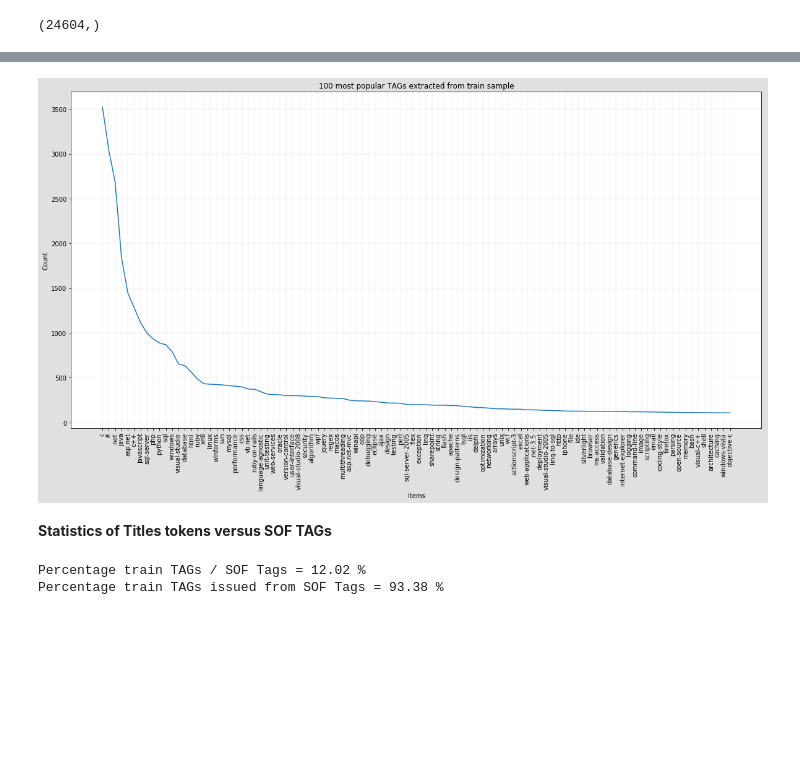
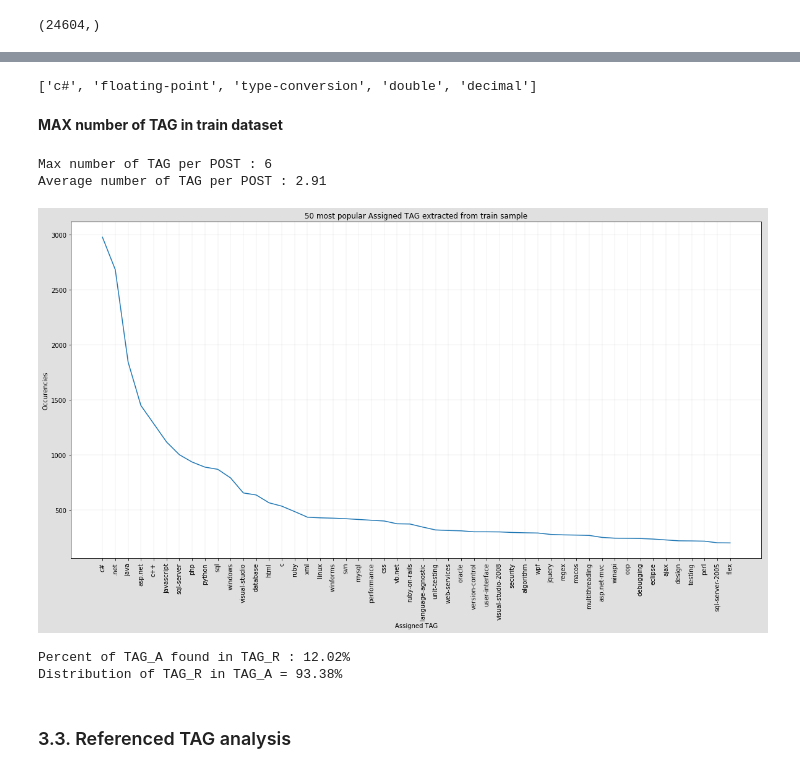
Before and after one commit to dataforcast/OC_Datascientist, a Jupyter notebook: P6/P6_DataAnalysis.ipynb, the cells around one changed output, grey strips where cells are left out. Saved outputs shown, nothing was run; the diff lists cells and outputs as text; code cells hidden in the pictures; blank space fills up the shorter version.

```diff
--- a/P6/P6_DataAnalysis.ipynb
+++ b/P6/P6_DataAnalysis.ipynb
@@ -416,7 +609,7 @@ list_sof_tag = df_sof_tags.TagName.tolist( )
 # %%
 import pandas as pd
 file_name="./data/train_StackOverFlow_BodyTitleTags.csv"
-ser_train_body_tags=pd.read_csv(file_name).Tags.copy()
-ser_train_body_tags.shape
+ser_train_tags=pd.read_csv(file_name).Tags.copy()
+ser_train_tags.shape
 # %% [output]
 (24604,)
@@ -433,6 +618,5 @@ df_train_body_tags.shape
 # %%
 import p6_util
 
-#csr_matrix_encoded_train_tag, list_ref_train_tag = p6_util.p6_encode_ser_tag_2_csrmatrix(ser_sof_train_tags, leading_marker='<', trailing_marker='>')
-ser_train_body_tags = ser_train_body_tags.apply(p6_util.clean_marker_text, leading_marker='<'\
+ser_train_tags = ser_train_tags.apply(p6_util.clean_marker_text, leading_marker='<'\
     , trailing_marker='>')
@@ -481,18 +623,45 @@ df_tag_count = pd.DataFrame({'TagName':df_word[0],"TagCount":df_count[0]})
+# %%
+ser_train_tags.iloc[0]
+# %% [output]
+['c#', 'floating-point', 'type-conversion', 'double', 'decimal']
+# %% [markdown]
+**MAX number of TAG in train dataset**
+# %%
+max_tag_a = 0
+avg_tag_a=0.0
+for index in range(0,ser_train_tags.shape[0]):
+    tag_list = ser_train_tags[index]
+    #print(type(tag_list))
+    avg_tag_a += len(tag_list)
+    max_tag_a = max(max_tag_a,len(tag_list))
+avg_tag_a /=ser_train_tags.shape[0]
+print("Max number of TAG per POST : "+str(max_tag_a))
+print("Average number of TAG per POST : {0:1.2F}".format(avg_tag_a))
+# %% [output]
+Max number of TAG per POST : 6
+Average number of TAG per POST : 2.91
+# %%
+ser_train_tags = ser_train_tags.apply(lambda x:" ".join(x))
+# %%
+import p6_util
+
+df_word_count = p6_util.ser_corpus_2_df_word_count(ser_train_tags, token_mode='split')
 # %%
 import p6_util_plot
 
-item_count=100
-title = str(item_count)+" most popular TAGs extracted from train sample"
-p6_util_plot.ser_item_occurency_plot(df_tag_count.TagName,df_tag_count.TagCount,item_count, title)
+item_count=50
+title = str(item_count)+" most popular Assigned TAG extracted from train sample"
+p6_util_plot.ser_item_occurency_plot(df_word_count.Word,df_word_count.Count,item_count, title\
+                                     ,p_y_title="Occurencies", p_x_title="Assigned TAG")
 # %% [output]
-[figure, old version]
+[figure, new version]
-# %% [markdown]
-**Statistics of Titles tokens versus SOF TAGs**
 # %%
-intersection_count = len(set(list_sof_tag).intersection(list_ref_train_body_tags))
-reftags_count = len(list_sof_tag)
-print("Percentage train TAGs / SOF Tags = {0:1.2F} %".format(100*intersection_count/reftags_count))
-print("Percentage train TAGs issued from SOF Tags = {0:1.2F} %".format(100*intersection_count/len(list_ref_train_body_tags)))
+intersection_count = len(set(df_sof_tags.TagName.tolist()).intersection(df_word_count.Word.tolist()))
+reftags_count = len(df_sof_tags.TagName.tolist())
+print("Percent of TAG_A found in TAG_R : {0:1.2F}%".format(100*intersection_count/reftags_count))
+print("Distribution of TAG_R in TAG_A = {0:1.2F}%".format(100*intersection_count/len(df_word_count.Word.tolist())))
 # %% [output]
-Percentage train TAGs / SOF Tags = 12.02 %
-Percentage train TAGs issued from SOF Tags = 93.38 %
+Percent of TAG_A found in TAG_R : 12.02%
+Distribution of TAG_R in TAG_A = 93.38%
+# %% [markdown]
+### <font color='blus'>3.3. Referenced TAG analysis</font>
```
Also changed, not shown: parts of 67 cells of this notebook, 9 other files.
